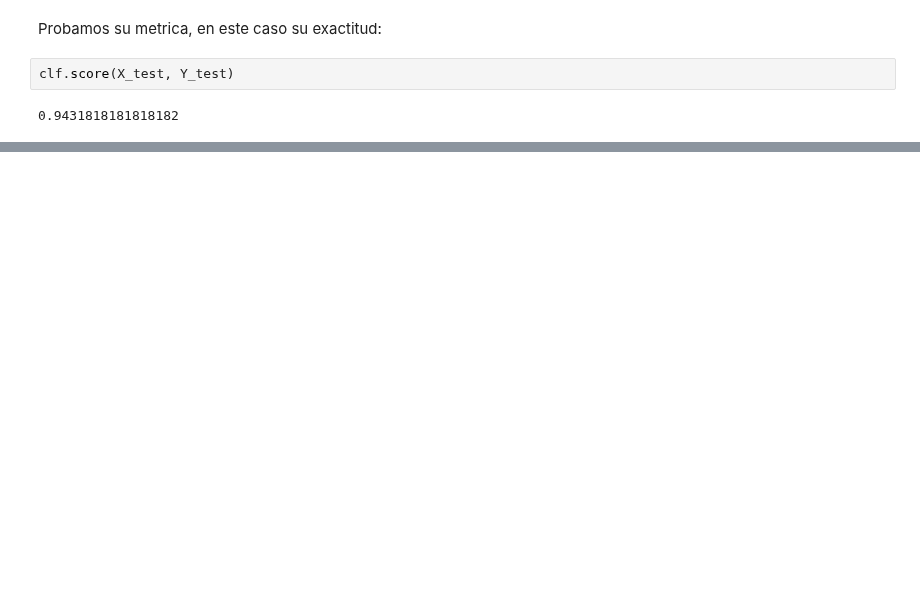
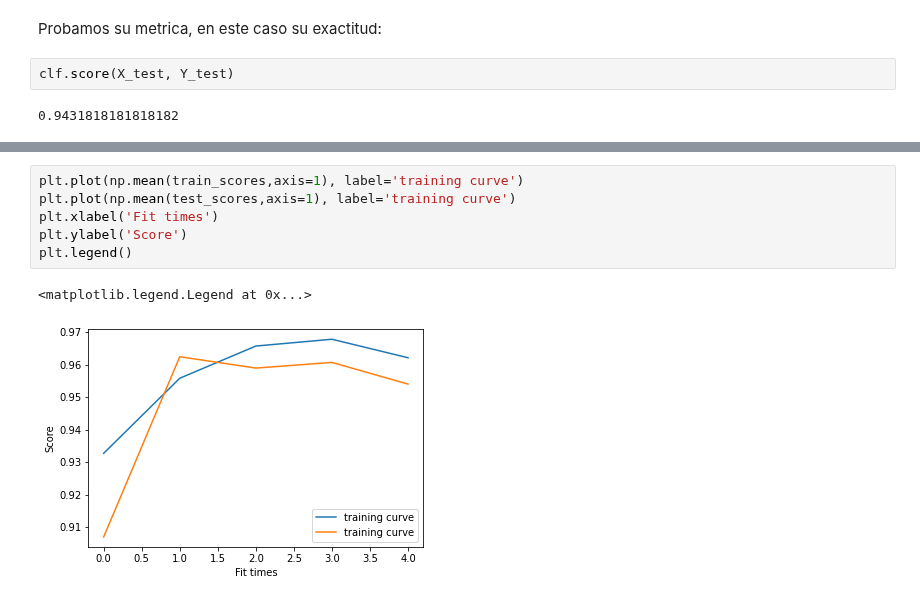
Before and after one commit to igomezv/DataScienceIntermedio, a Jupyter notebook: 3-1-Aprendizaje-supervisado.ipynb, the cells around one changed output, grey strips where cells are left out. Saved outputs shown, nothing was run; the diff lists cells and outputs as text; blank space fills up the shorter version.

```diff
--- a/3-1-Aprendizaje-supervisado.ipynb
+++ b/3-1-Aprendizaje-supervisado.ipynb
@@ -75,0 +149,9 @@ clf.score(X_train, Y_train)
+# %%
+plt.plot(np.mean(train_scores,axis=1), label='training curve')
+plt.plot(np.mean(test_scores,axis=1), label='training curve')
+plt.xlabel('Fit times')
+plt.ylabel('Score')
+plt.legend()
+# %% [output]
+<matplotlib.legend.Legend at 0x...>
+[figure, added]
```
Also changed, not shown: parts of 25 cells of this notebook.
